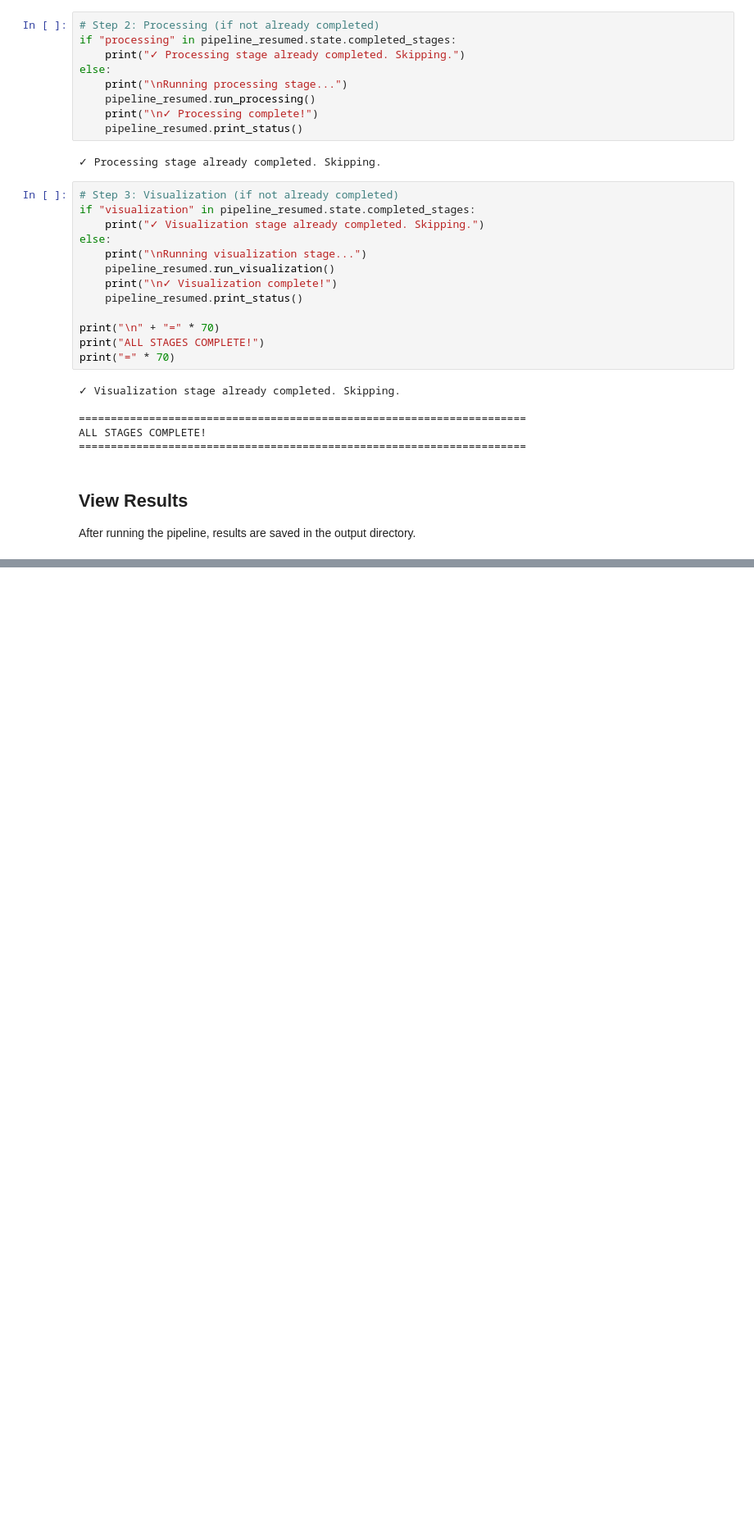
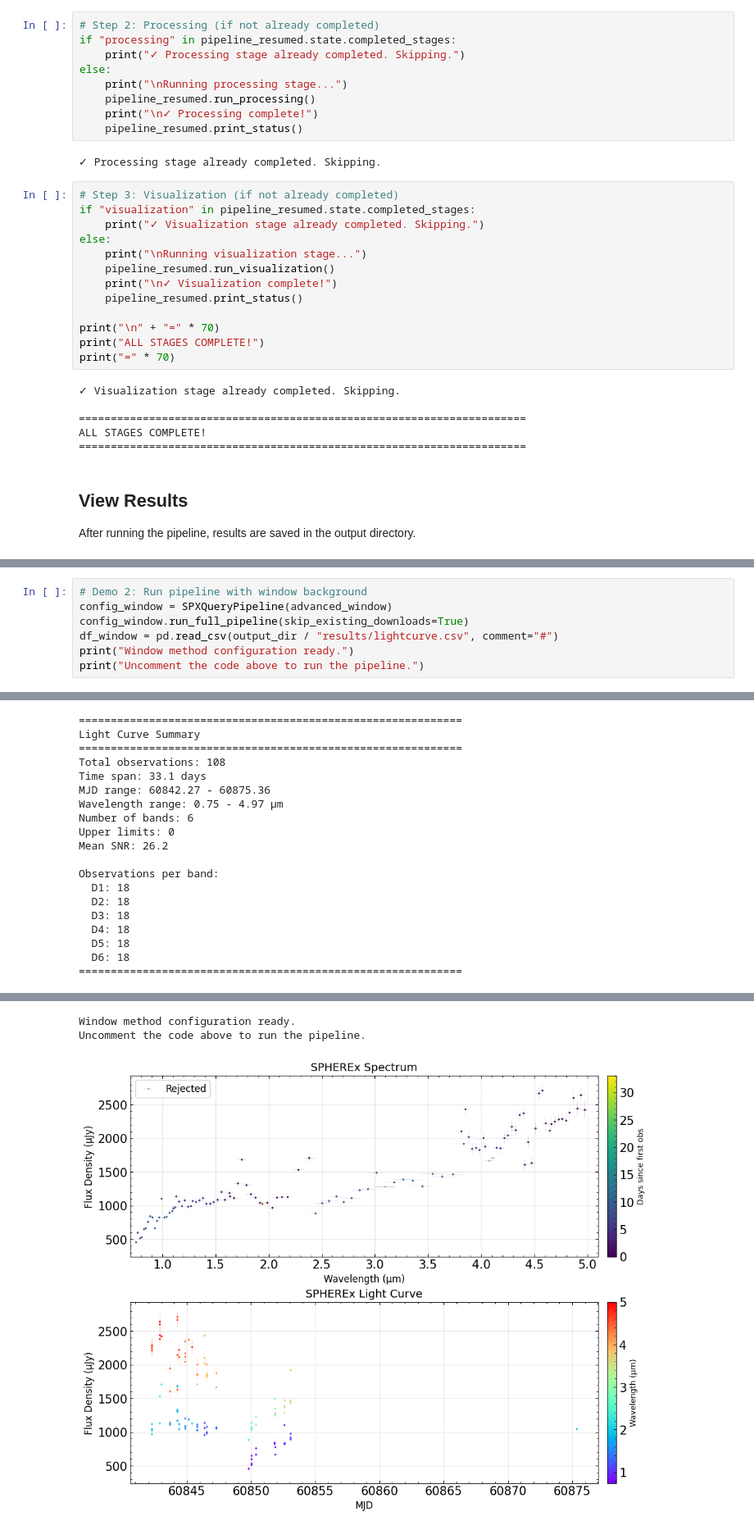
Before and after one commit to WenkeRen/spxquery, a Jupyter notebook: example/quickstart_demo.ipynb, the cells around one changed output, grey strips where cells are left out. Shown at 82% size. Saved outputs shown, nothing was run; the diff lists cells and outputs as text; blank space fills up the shorter version.

```diff
--- a/example/quickstart_demo.ipynb
+++ b/example/quickstart_demo.ipynb
@@ -673,0 +819,8 @@ This system allows you to:
+# %%
+# Demo 2: Run pipeline with window background
+config_window = SPXQueryPipeline(advanced_window)
+config_window.run_full_pipeline(skip_existing_downloads=True)
+df_window = pd.read_csv(output_dir / "results/lightcurve.csv", comment="#")
+print("Window method configuration ready.")
+print("Uncomment the code above to run the pipeline.")
+# %% [output]
@@ -673,0 +894,19 @@ This system allows you to:
+============================================================
+Light Curve Summary
+============================================================
+Total observations: 108
+Time span: 33.1 days
+MJD range: 60842.27 - 60875.36
+Wavelength range: 0.75 - 4.97 μm
+Number of bands: 6
+Upper limits: 0
+Mean SNR: 26.2
+
+Observations per band:
+  D1: 18
+  D2: 18
+  D3: 18
+  D4: 18
+  D5: 18
+  D6: 18
+============================================================
@@ -673,0 +919,3 @@ This system allows you to:
+Window method configuration ready.
+Uncomment the code above to run the pipeline.
+[figure, added]
```
Also changed, not shown: parts of 48 cells of this notebook, 21 other files.
